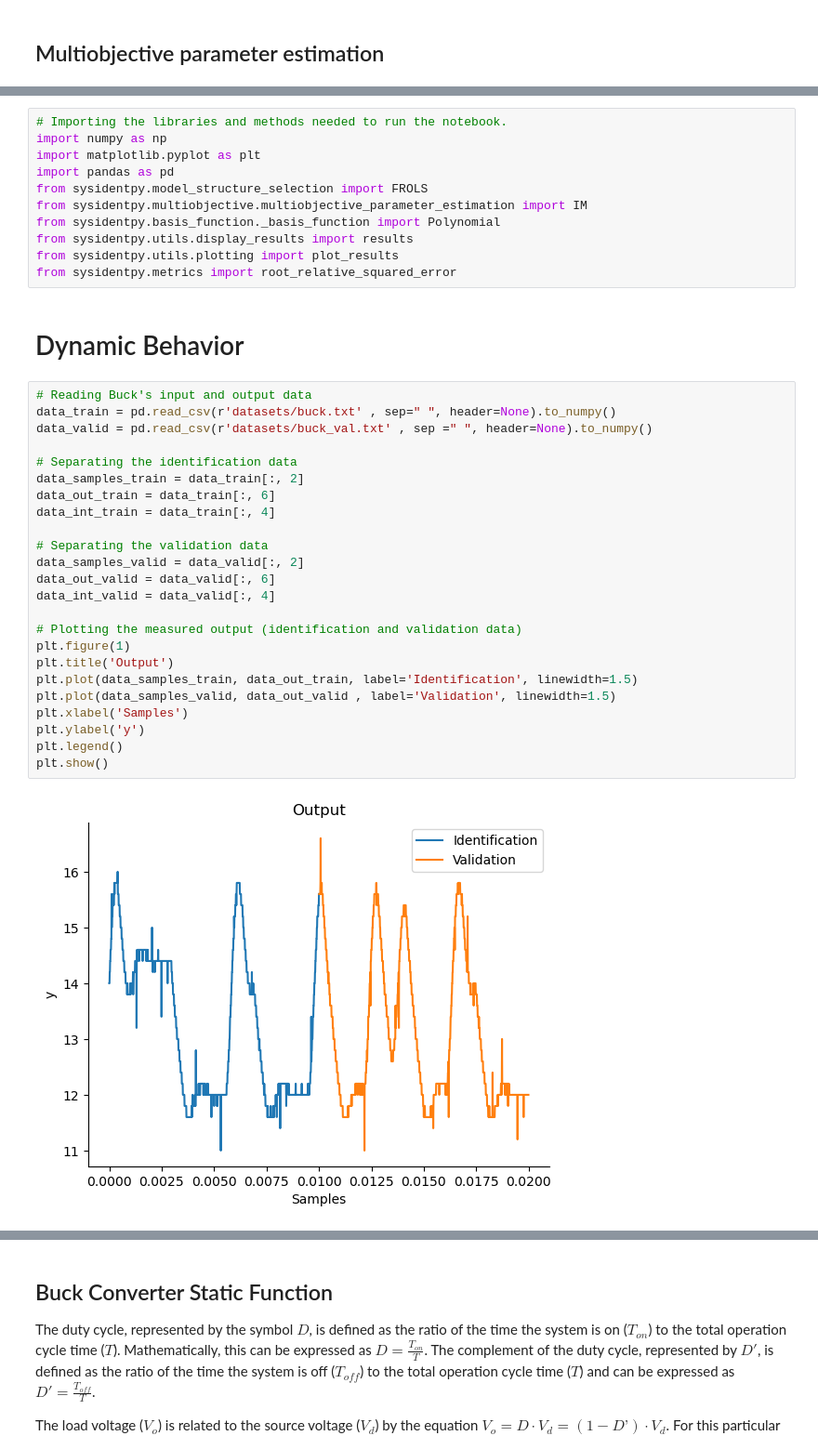
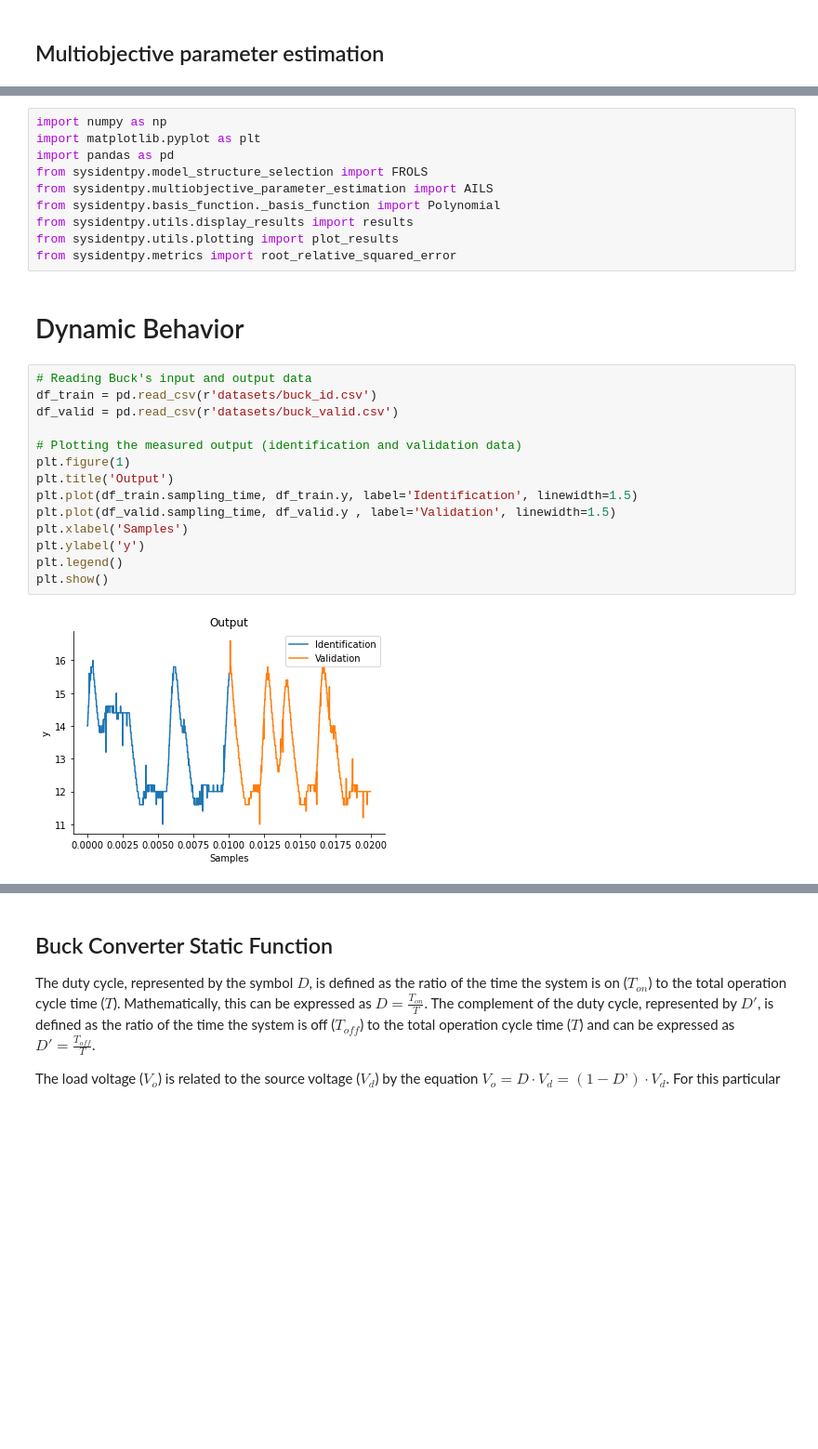
Before and after one commit to wilsonrljr/sysidentpy, a Jupyter notebook: examples/multiobjective.ipynb, the cells around one changed output, grey strips where cells are left out. Shown at 93% size. Drawn from its saved outputs; the diff is of its cells as text; blank space fills up the shorter version.

Commit message:
refactoring all methods with focus on efficiency, better readability, improved docstrings, improved loops, improved conditions and many more. Besides, rewrite the notebooks to follow the new code

```diff
--- a/examples/multiobjective.ipynb
+++ b/examples/multiobjective.ipynb
@@ -11,12 +11,11 @@ Example created by Gabriel Bueno Leandro
 
 **For further information, check this reference: https://doi.org/10.1080/00207170601185053**.
 # %%
-# Importing the libraries and methods needed to run the notebook.
 import numpy as np
 import matplotlib.pyplot as plt
 import pandas as pd
 from sysidentpy.model_structure_selection import FROLS
-from sysidentpy.multiobjective.multiobjective_parameter_estimation import IM
+from sysidentpy.multiobjective_parameter_estimation import AILS
 from sysidentpy.basis_function._basis_function import Polynomial
 from sysidentpy.utils.display_results import results
 from sysidentpy.utils.plotting import plot_results
@@ -25,30 +24,20 @@ from sysidentpy.metrics import root_relative_squared_error
 # Dynamic Behavior
 # %%
 # Reading Buck's input and output data
-data_train = pd.read_csv(r'datasets/buck.txt' , sep=" ", header=None).to_numpy()
-data_valid = pd.read_csv(r'datasets/buck_val.txt' , sep =" ", header=None).to_numpy()
-
-# Separating the identification data
-data_samples_train = data_train[:, 2]
-data_out_train = data_train[:, 6]
-data_int_train = data_train[:, 4]
-
-# Separating the validation data
-data_samples_valid = data_valid[:, 2]
-data_out_valid = data_valid[:, 6]
-data_int_valid = data_valid[:, 4]
+df_train = pd.read_csv(r'datasets/buck_id.csv')
+df_valid = pd.read_csv(r'datasets/buck_valid.csv')
 
 # Plotting the measured output (identification and validation data)
 plt.figure(1)
 plt.title('Output')
-plt.plot(data_samples_train, data_out_train, label='Identification', linewidth=1.5)
-plt.plot(data_samples_valid, data_out_valid , label='Validation', linewidth=1.5)
+plt.plot(df_train.sampling_time, df_train.y, label='Identification', linewidth=1.5)
+plt.plot(df_valid.sampling_time, df_valid.y , label='Validation', linewidth=1.5)
 plt.xlabel('Samples')
 plt.ylabel('y')
 plt.legend()
 plt.show()
 # %% [output]
-[figure, old version]
+[figure, new version]
 # %%
 # Plotting the measured input(identification and validation data)
 plt.figure(2)
```
Also changed, not shown: parts of 16 cells of this notebook, 6 other files.
